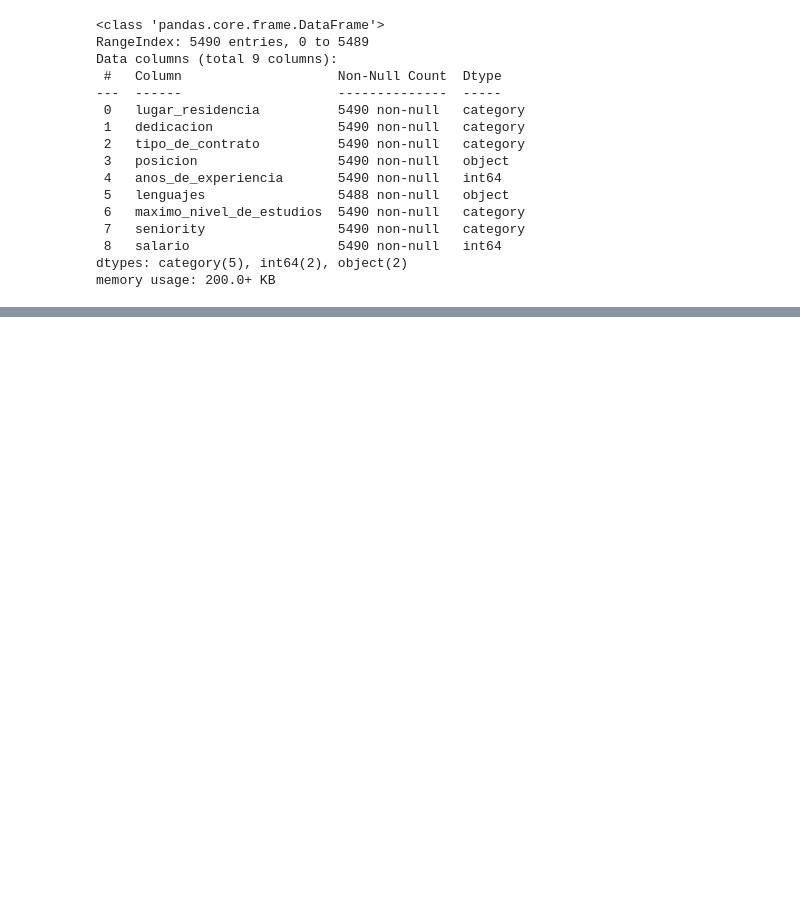
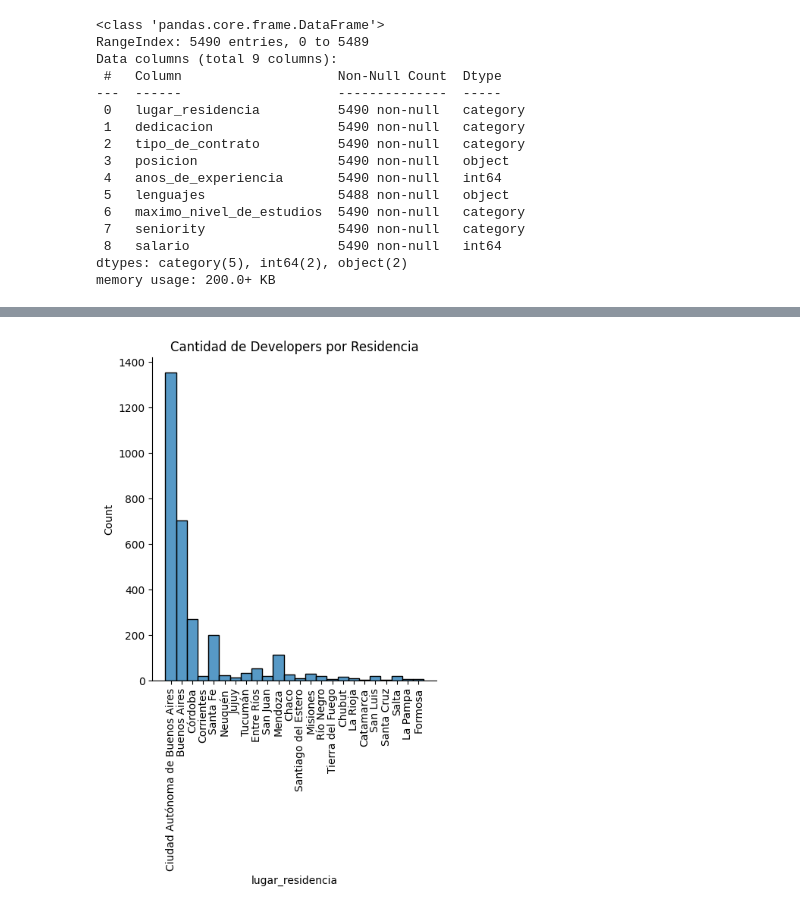
Before and after one commit to mauriciobergallo/coderhouse-datascience, a Jupyter notebook: ProyectoDS_EncuestaSalarial_BergalloMauricio.ipynb, the cells around one changed output, grey strips where cells are left out. Cells and saved outputs as stored; diff of their text form; code cells hidden in the pictures; blank space fills up the shorter version.

```diff
--- a/ProyectoDS_EncuestaSalarial_BergalloMauricio.ipynb
+++ b/ProyectoDS_EncuestaSalarial_BergalloMauricio.ipynb
@@ -344,0 +395,7 @@ plt.show()
+# %%
+ax = sns.displot(data=df['lugar_residencia'])
+ax.tick_params(axis='x', rotation=90)
+plt.title('Cantidad de Developers por Residencia')
+plt.show()
+# %% [output]
+[figure, added]
```
Also changed, not shown: parts of 49 cells of this notebook.
